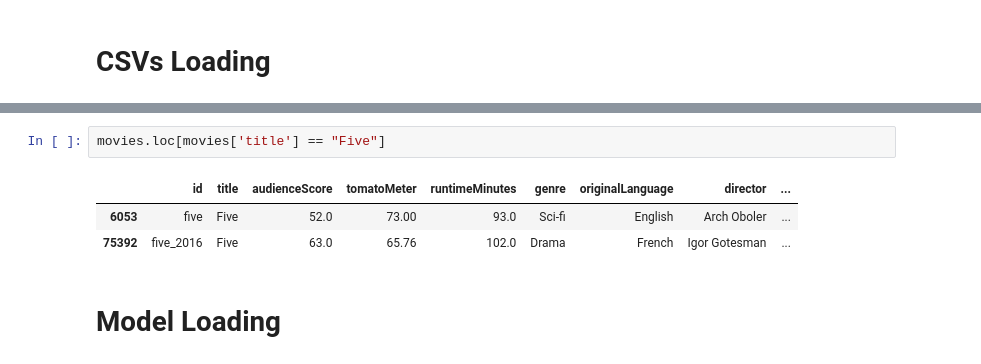
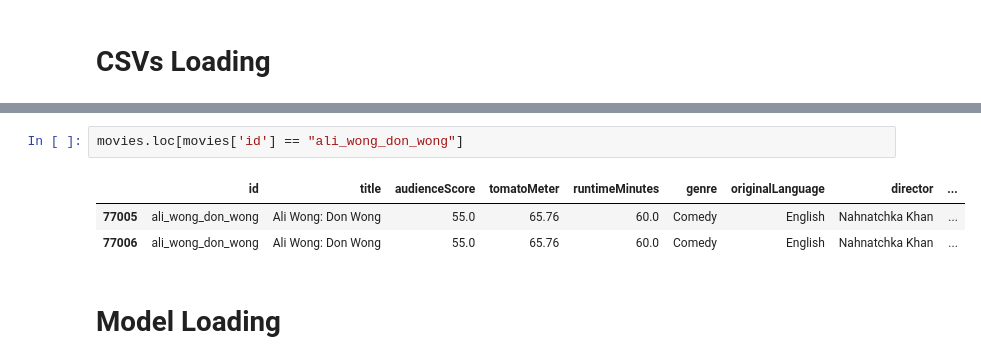
Before and after one commit to danipafi/FilmEmotionRecommender, a Jupyter notebook: 28-Sentiment_Analysis_Model.ipynb, the cells around one changed output, grey strips where cells are left out. Cells and saved outputs as stored; diff of their text form.

```diff
--- a/28-Sentiment_Analysis_Model.ipynb
+++ b/28-Sentiment_Analysis_Model.ipynb
@@ -38,11 +38,11 @@ movies.head()
 | 3 | adrift_2018 | Adrift | 65.0 | 69.00 | 120.0 | Romance | English | Baltasar Kormákur | ... |
 | 4 | 1035316-born_to_kill | Born to Kill | 74.0 | 83.00 | 92.0 | Crime | English | Robert Wise | ... |
 # %%
-movies.loc[movies['title'] == "Five"]
+movies.loc[movies['id'] == "ali_wong_don_wong"]
 # %% [output]
 |  | id | title | audienceScore | tomatoMeter | runtimeMinutes | genre | originalLanguage | director | ... |
-| 6053 | five | Five | 52.0 | 73.00 | 93.0 | Sci-fi | English | Arch Oboler | ... |
-| 75392 | five_2016 | Five | 63.0 | 65.76 | 102.0 | Drama | French | Igor Gotesman | ... |
+| 77005 | ali_wong_don_wong | Ali Wong: Don Wong | 55.0 | 65.76 | 60.0 | Comedy | English | Nahnatchka Khan | ... |
+| 77006 | ali_wong_don_wong | Ali Wong: Don Wong | 55.0 | 65.76 | 60.0 | Comedy | English | Nahnatchka Khan | ... |
 # %% [markdown]
 # Model Loading
 # %%
```
Also changed, not shown: 4 other files.
